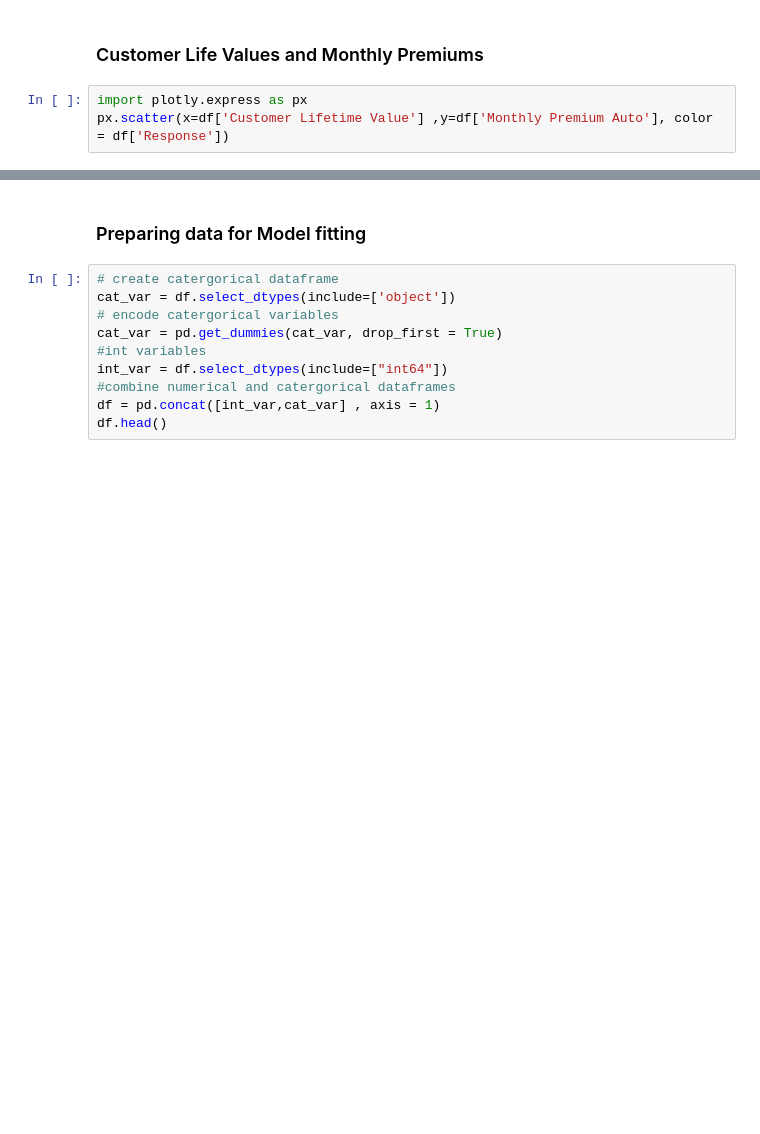
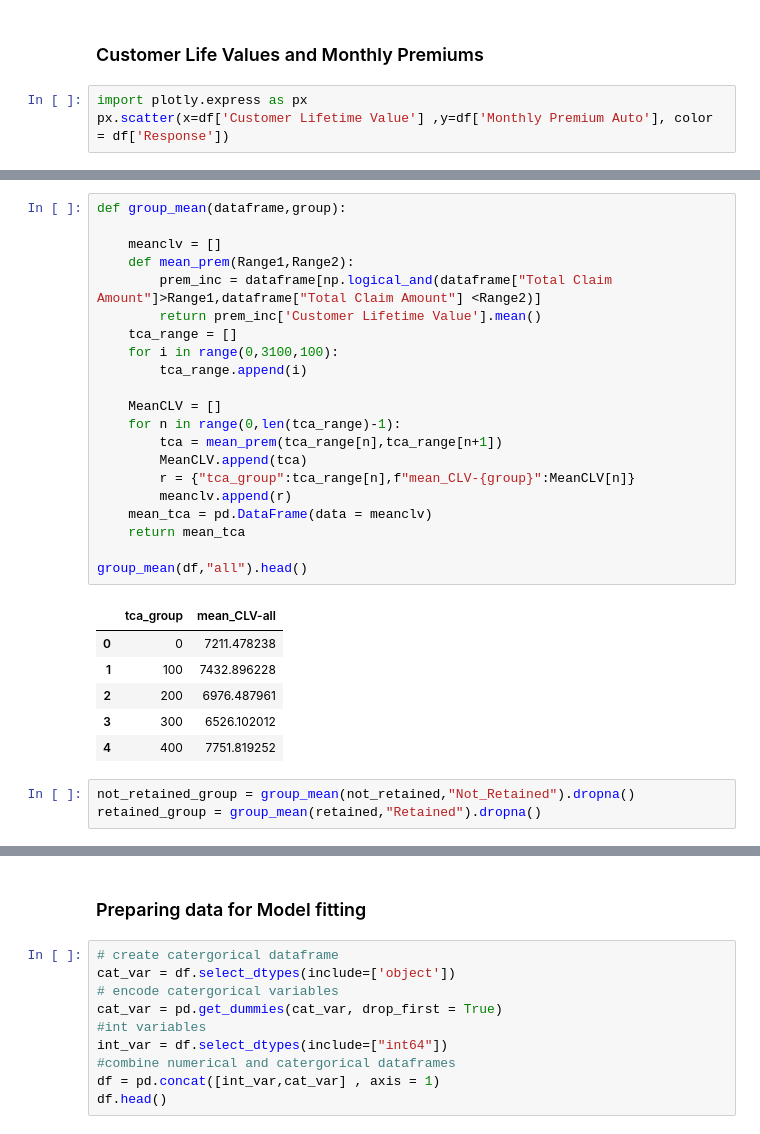
Before and after one commit to ASIVEMNQUMENI/retention, a Jupyter notebook: retention.ipynb, the cells around one changed output, grey strips where cells are left out. Saved outputs shown, nothing was run; the diff lists cells and outputs as text; blank space fills up the shorter version.

```diff
--- a/retention.ipynb
+++ b/retention.ipynb
@@ -195,0 +257,31 @@ px.scatter(x=df['Customer Lifetime Value'] ,y=df['Monthly Premium Auto'], color
+# %%
+def group_mean(dataframe,group):
+
+    meanclv = []
+    def mean_prem(Range1,Range2):
+        prem_inc = dataframe[np.logical_and(dataframe["Total Claim Amount"]>Range1,dataframe["Total Claim Amount"] <Range2)]
+        return prem_inc['Customer Lifetime Value'].mean()
+    tca_range = []
+    for i in range(0,3100,100):
+        tca_range.append(i)
+
+    MeanCLV = []
+    for n in range(0,len(tca_range)-1):
+        tca = mean_prem(tca_range[n],tca_range[n+1])
+        MeanCLV.append(tca)
+        r = {"tca_group":tca_range[n],f"mean_CLV-{group}":MeanCLV[n]}
+        meanclv.append(r)
+    mean_tca = pd.DataFrame(data = meanclv)
+    return mean_tca
+
+group_mean(df,"all").head()
+# %% [output]
+|  | tca_group | mean_CLV-all |
+| 0 | 0 | 7211.478238 |
+| 1 | 100 | 7432.896228 |
+| 2 | 200 | 6976.487961 |
+| 3 | 300 | 6526.102012 |
+| 4 | 400 | 7751.819252 |
+# %%
+not_retained_group = group_mean(not_retained,"Not_Retained").dropna()
+retained_group = group_mean(retained,"Retained").dropna()
```
Also changed, not shown: parts of 13 cells of this notebook.
